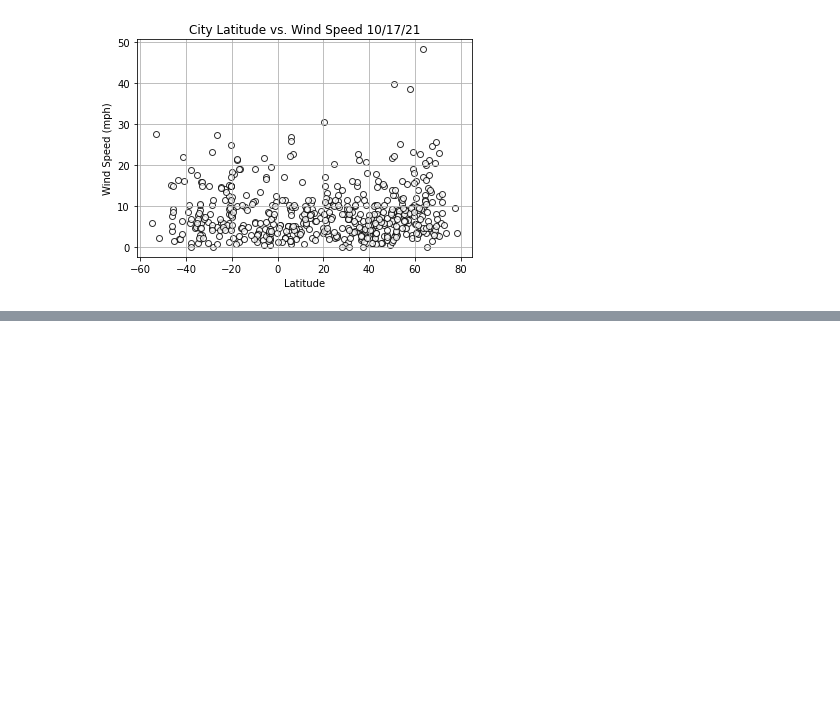
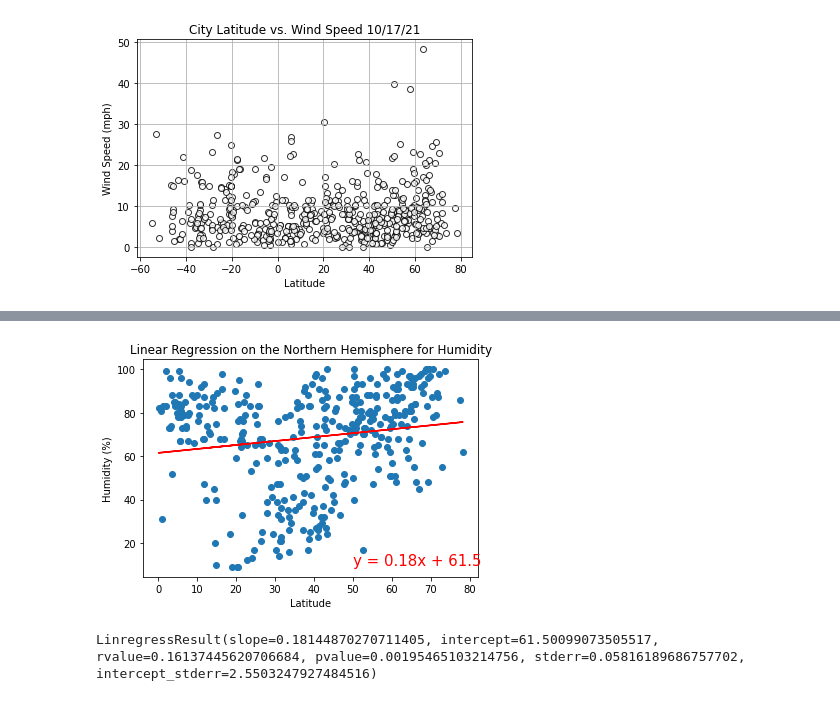
Before and after one commit to LiShanDa2021/World_Weather_Analysis, a Jupyter notebook: WeatherPy.ipynb, the cells around one changed output, grey strips where cells are left out. Saved outputs shown, nothing was run; the diff lists cells and outputs as text; code cells hidden in the pictures; blank space fills up the shorter version.

```diff
--- a/WeatherPy.ipynb
+++ b/WeatherPy.ipynb
@@ -244,0 +331,14 @@ plt.show()
+# %%
+# linear regression on the Northern Hemisphere Humidity
+x_values = northern_hemi_df['Lat']
+y_values = northern_hemi_df['Humidity']
+
+# call the function
+plot_linear_regression(x_values, y_values, 'Linear Regression on the Northern Hemisphere for Humidity', 'Humidity (%)', (50,10))
+# %% [output]
+[figure, added]
+# %%
+# r values
+linregress(x_values, y_values)
+# %% [output]
+LinregressResult(slope=0.18144870270711405, intercept=61.50099073505517, rvalue=0.16137445620706684, pvalue=0.00195465103214756, stderr=0.05816189686757702, intercept_stderr=2.5503247927484516)
```
Also changed, not shown: parts of 17 cells of this notebook.
